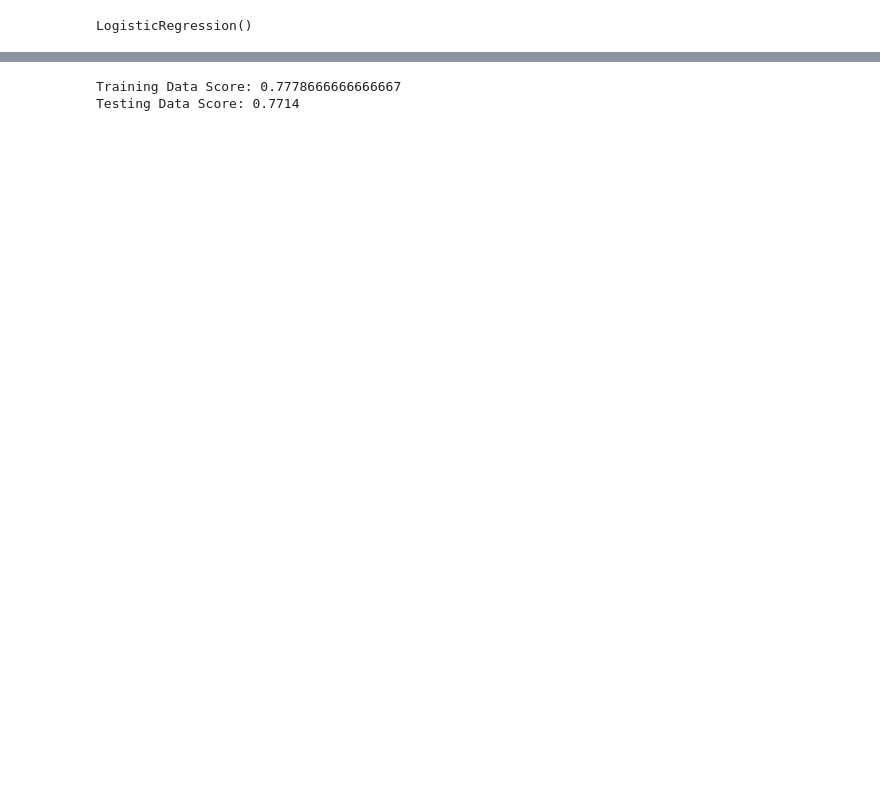
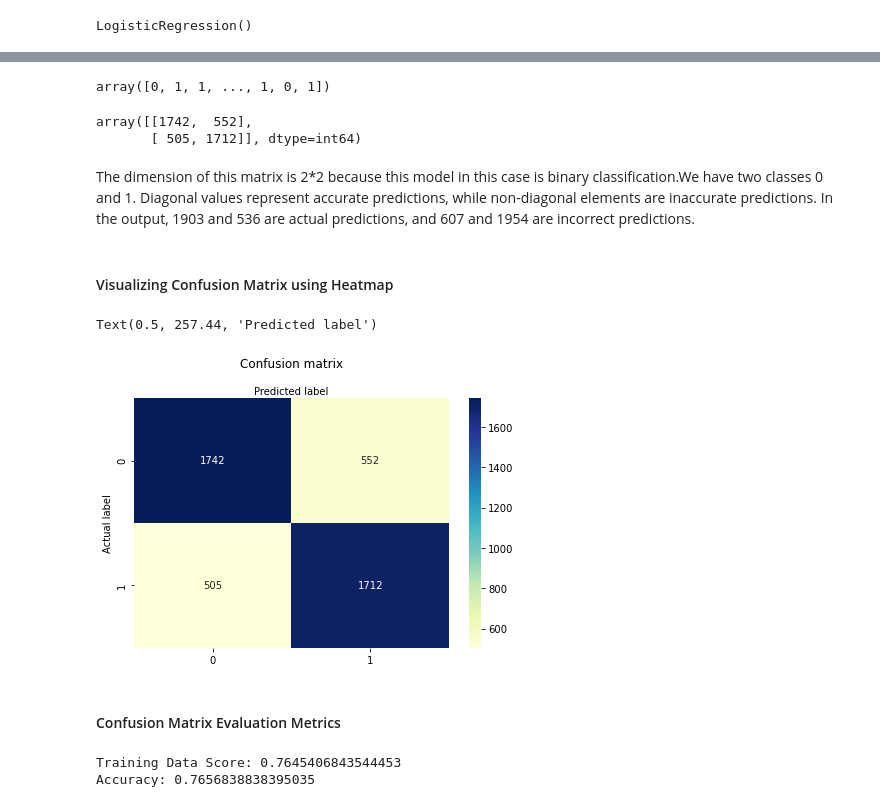
Before and after one commit to AndriyKDA/project_4, a Jupyter notebook: Optimizing_LR( Pop & Folk ).ipynb, the cells around one changed output, grey strips where cells are left out. Cells and saved outputs as stored; diff of their text form; code cells hidden in the pictures; blank space fills up the shorter version.

```diff
--- a/Optimizing_LR( Pop & Folk ).ipynb
+++ b/Optimizing_LR( Pop & Folk ).ipynb
@@ -108,6 +103,46 @@ LogisticRegression()
+# %%
+#Making prediction
+prediction = classifier.predict(X_test_scaled)
+prediction
+# %% [output]
+array([0, 1, 1, ..., 1, 0, 1])
+# %%
+from sklearn import metrics
+from sklearn.metrics import confusion_matrix
+y_true = y_test
+y_pred = classifier.predict(X_test_scaled)
+cnf_matrix = metrics.confusion_matrix(y_true, y_pred)
+cnf_matrix
+# %% [output]
+array([[1742,  552],
+       [ 505, 1712]], dtype=int64)
+# %% [markdown]
+The dimension of this matrix is 2*2 because this model in this case is binary classification.We have two classes 0 and 1. Diagonal values represent accurate predictions, while non-diagonal elements are inaccurate predictions. In the output, 1903 and 536 are actual predictions, and 607 and 1954 are incorrect predictions.
+# %% [markdown]
+#### Visualizing Confusion Matrix using Heatmap
+# %%
+# Visualizing confusion matrix
+import seaborn as sns
+class_names=[0,1] # name  of classes
+fig, ax = plt.subplots()
+tick_marks = np.arange(len(class_names))
+plt.xticks(tick_marks, class_names)
+plt.yticks(tick_marks, class_names)
+# create heatmap
+sns.heatmap(pd.DataFrame(cnf_matrix), annot=True, cmap="YlGnBu" ,fmt='g')
+ax.xaxis.set_label_position("top")
+plt.tight_layout()
+plt.title('Confusion matrix', y=1.1)
+plt.ylabel('Actual label')
+plt.xlabel('Predicted label')
+# %% [output]
+Text(0.5, 257.44, 'Predicted label')
+[figure, added]
+# %% [markdown]
+#### Confusion Matrix Evaluation Metrics
 # %%
 print(f"Training Data Score: {classifier.score(X_train_scaled, y_train)}")
-print(f"Testing Data Score: {classifier.score(X_test_scaled, y_test)}")
+print("Accuracy:",metrics.accuracy_score(y_test, y_pred))
 # %% [output]
-Training Data Score: 0.7778666666666667
-Testing Data Score: 0.7714
+Training Data Score: 0.7645406843544453
+Accuracy: 0.7656838838395035
```
Also changed, not shown: parts of 16 cells of this notebook, 15 other files.
